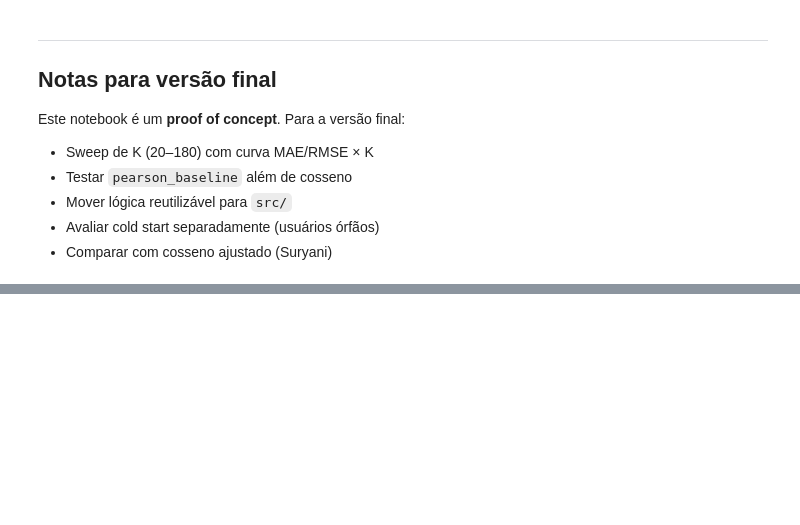
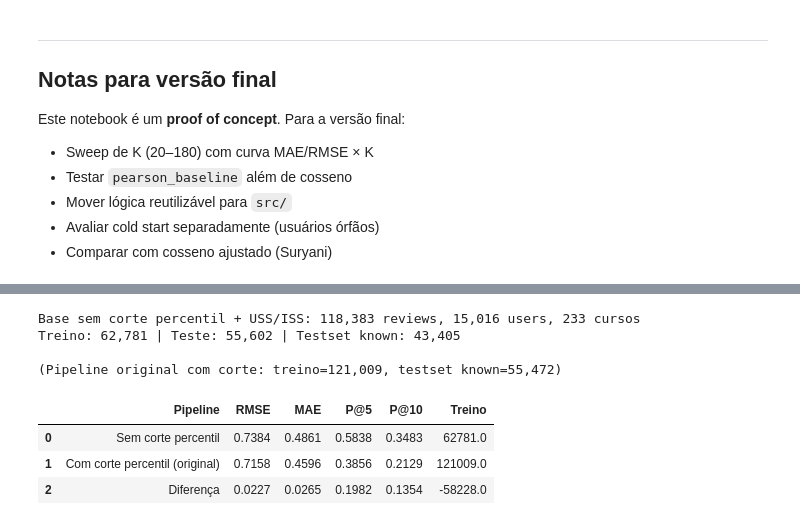
Before and after one commit to guilhermersduarte/Projeto-Aplicado3-Grupo12, a Jupyter notebook: notebooks/03_MODEL_knn_preview.ipynb, the cells around one changed output, grey strips where cells are left out. Cells and saved outputs as stored; diff of their text form; code cells hidden in the pictures; blank space fills up the shorter version.

```diff
--- a/notebooks/03_MODEL_knn_preview.ipynb
+++ b/notebooks/03_MODEL_knn_preview.ipynb
@@ -367,0 +376,77 @@ Este notebook é um **proof of concept**. Para a versão final:
+# %%
+# --- Prepara base SEM corte de percentil ---
+reviews_no_qtl = pd.read_parquet('../data/reviews_DEDUP.parquet')
+courses_df_abl = pd.read_parquet('../data/courses.parquet')
+reviews_no_qtl = reviews_no_qtl[reviews_no_qtl['course_id'].isin(courses_df_abl['course_id'])]
+
+# USS/ISS com limiar 0.96 (mesmo do pipeline original)
+user_counts = reviews_no_qtl.groupby('reviewers', observed=False).size()
+uss = 1 - (user_counts / user_counts.max())
+valid_users = uss[uss <= 0.96].index
+
+item_counts = reviews_no_qtl.groupby('course_id', observed=False).size()
+iss = 1 - (item_counts / item_counts.max())
+valid_items = iss[iss <= 0.96].index
+
+reviews_no_qtl_filt = reviews_no_qtl[
+    reviews_no_qtl['reviewers'].isin(valid_users) &
+    reviews_no_qtl['course_id'].isin(valid_items)
+].copy()
+
+print(f'Base sem corte percentil + USS/ISS: {len(reviews_no_qtl_filt):,} reviews, '
+      f'{reviews_no_qtl_filt["reviewers"].nunique():,} users, '
+      f'{reviews_no_qtl_filt["course_id"].nunique()} cursos')
+
+# Split temporal idêntico
+reviews_no_qtl_filt['date_reviews'] = pd.to_datetime(
+    reviews_no_qtl_filt['date_reviews'], errors='coerce'
+)
+train_no_qtl = reviews_no_qtl_filt[reviews_no_qtl_filt['date_reviews'] < '2020-01-01']
+test_no_qtl = reviews_no_qtl_filt[reviews_no_qtl_filt['date_reviews'] >= '2020-01-01']
+
+# Surprise format
+reader_abl = Reader(rating_scale=(1, 5))
+train_s_no = Dataset.load_from_df(
+    train_no_qtl[['reviewers', 'course_id', 'rating']], reader_abl
+).build_full_trainset()
+
+tu_no = set(train_no_qtl['reviewers'].unique())
+ti_no = set(train_no_qtl['course_id'].unique())
+test_k_no = test_no_qtl[
+    test_no_qtl['reviewers'].isin(tu_no) & test_no_qtl['course_id'].isin(ti_no)
+]
+testset_no = list(test_k_no[['reviewers', 'course_id', 'rating']].itertuples(index=False, name=None))
+
+print(f'Treino: {len(train_no_qtl):,} | Teste: {len(test_no_qtl):,} | Testset known: {len(testset_no):,}')
+print(f'\n(Pipeline original com corte: treino={len(train_raw):,}, testset known={len(testset):,})')
+
+# SVD com mesmos hiperparâmetros
+svd_no_qtl = SVD(n_factors=50, n_epochs=20, random_state=42, verbose=False)
+svd_no_qtl.fit(train_s_no)
+preds_no_qtl = svd_no_qtl.test(testset_no)
+
+rmse_no = accuracy.rmse(preds_no_qtl, verbose=False)
+mae_no = accuracy.mae(preds_no_qtl, verbose=False)
+p5_no = precision_at_k(preds_no_qtl, k=5)
+p10_no = precision_at_k(preds_no_qtl, k=10)
+
+# Tabela comparativa
+ablation = pd.DataFrame({
+    'Pipeline': ['Sem corte percentil', 'Com corte percentil (original)', 'Diferença'],
+    'RMSE': [rmse_no, rmse_svd, rmse_no - rmse_svd],
+    'MAE': [mae_no, mae_svd, mae_no - mae_svd],
+    'P@5': [p5_no, precision_at_k(preds_svd, k=5), p5_no - precision_at_k(preds_svd, k=5)],
+    'P@10': [p10_no, precision_at_k(preds_svd, k=10), p10_no - precision_at_k(preds_svd, k=10)],
+    'Treino': [len(train_no_qtl), len(train_raw), len(train_no_qtl) - len(train_raw)]
+})
+
+display(ablation.round(4))
+# %% [output]
+Base sem corte percentil + USS/ISS: 118,383 reviews, 15,016 users, 233 cursos
+Treino: 62,781 | Teste: 55,602 | Testset known: 43,405
+
+(Pipeline original com corte: treino=121,009, testset known=55,472)
+|  | Pipeline | RMSE | MAE | P@5 | P@10 | Treino |
+| 0 | Sem corte percentil | 0.7384 | 0.4861 | 0.5838 | 0.3483 | 62781.0 |
+| 1 | Com corte percentil (original) | 0.7158 | 0.4596 | 0.3856 | 0.2129 | 121009.0 |
+| 2 | Diferença | 0.0227 | 0.0265 | 0.1982 | 0.1354 | -58228.0 |
```
Also changed, not shown: parts of 3 cells of this notebook, 4 other files.
